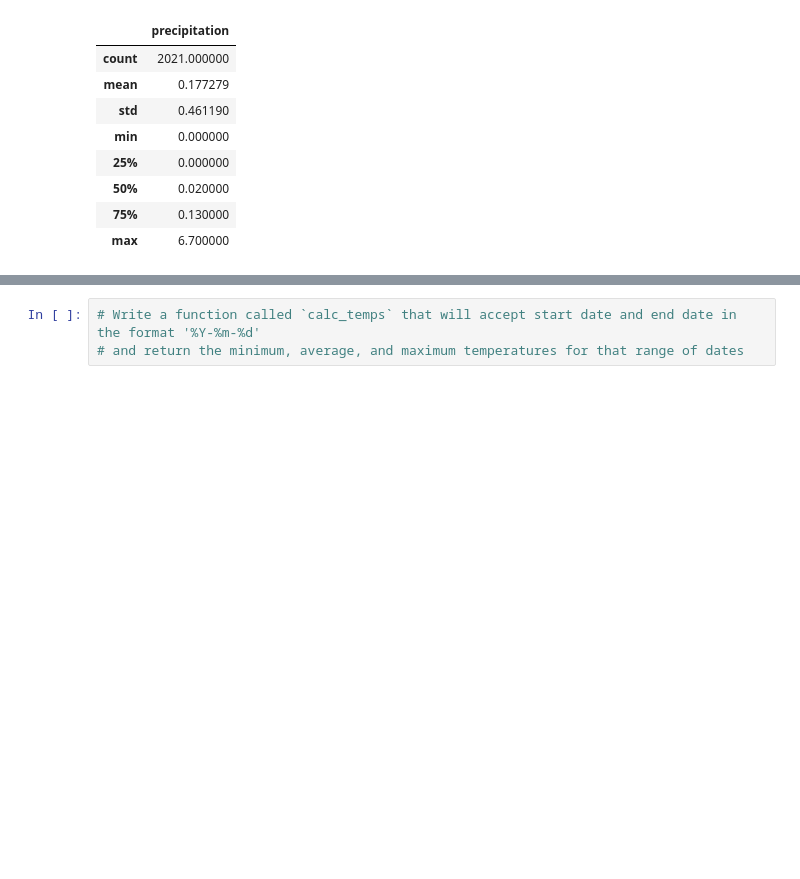
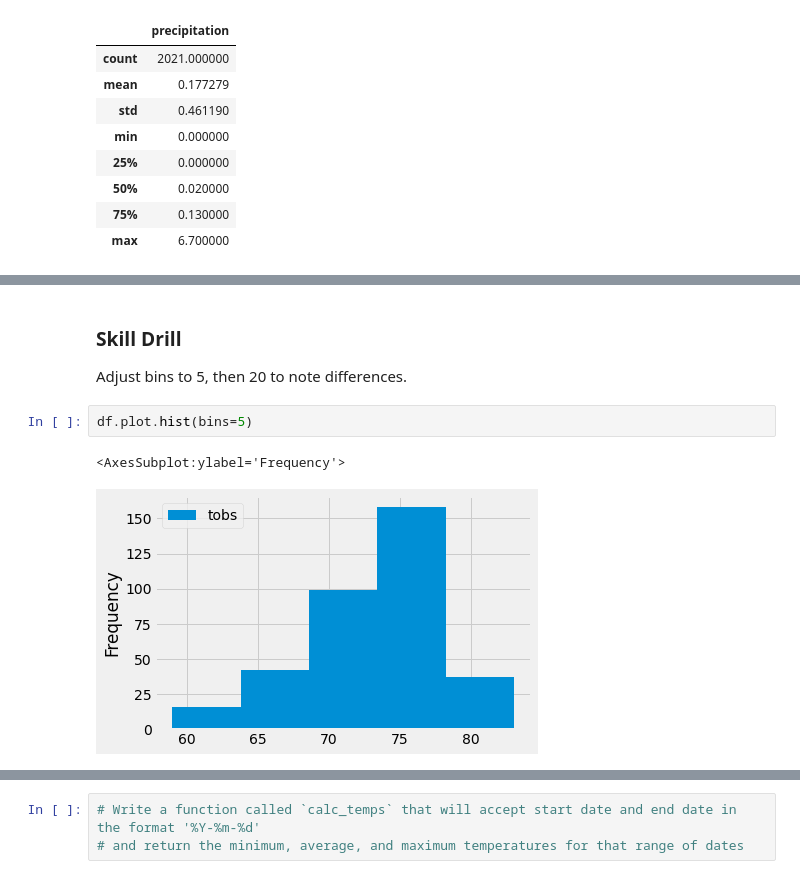
Before and after one commit to stefcenti2022/surfs_up, a Jupyter notebook: climate_analysis.ipynb, the cells around one changed output, grey strips where cells are left out. Drawn from its saved outputs; the diff is of its cells as text; blank space fills up the shorter version.

```diff
--- a/climate_analysis.ipynb
+++ b/climate_analysis.ipynb
@@ -165,0 +244,8 @@ df.describe()
+# %% [markdown]
+### Skill Drill
+Adjust bins to 5, then 20 to note differences.
+# %%
+df.plot.hist(bins=5)
+# %% [output]
+<AxesSubplot:ylabel='Frequency'>
+[figure, added]
```
Also changed, not shown: parts of 13 cells of this notebook.
